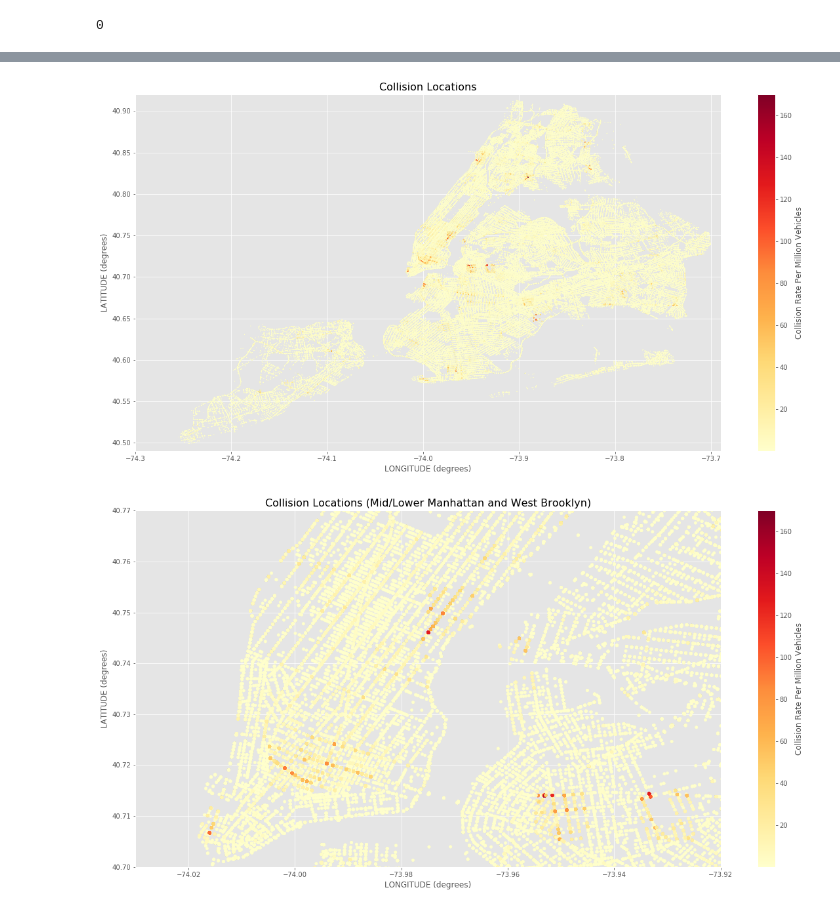
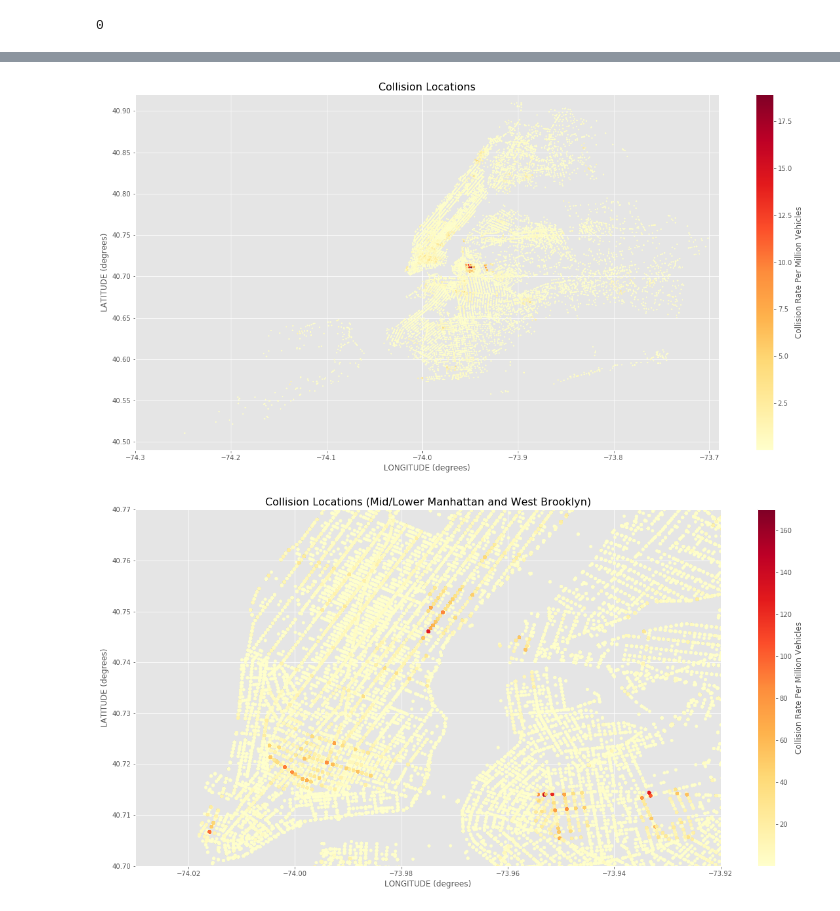
Before and after one commit to nealrea/collisionViz, a Jupyter notebook: data_exploration/data_normalization.ipynb, the cells around one changed output, grey strips where cells are left out. Cells and saved outputs as stored; diff of their text form; code cells hidden in the pictures.

```diff
--- a/data_exploration/data_normalization.ipynb
+++ b/data_exploration/data_normalization.ipynb
@@ -45,7 +45,7 @@ aadt.head()
 | 3 | 40.623325 | -74.113503 | 40.62 | -74.11 | (40.62,-74.11) | 8760 |
 | 4 | 40.760473 | -73.961751 | 40.76 | -73.96 | (40.76,-73.96) | 13106 |
 # %%
-collisions = pd.read_csv('collisions.csv', low_memory=False)
+collisions = pd.read_csv('bike_coll_rate.csv', low_memory=False)
 # %%
 collisions = collisions[pd.notnull(collisions['LOCATION'])]
 collisions = collisions[collisions['LATITUDE'] > 40.45]
@@ -76,0 +77,2 @@ len(collisions[collisions['LOCATION'].isin(aadt['LOCATION'])])
+# %%
+collisions = collisions.drop('Counts', 1)
@@ -141,7 +152,7 @@ len(df[df['Collision Rate'].isnull()])
 # %% [output]
 0
 # %%
-df = df.drop(df.columns[29:35], axis=1)
+df = df.drop(df.columns[30:36], axis=1)
 # %%
 df.head()
 # %% [output]
@@ -154,14 +165,14 @@ df.head()
 # %%
-plt.scatter(df['LONGITUDE'], df['LATITUDE'], c=df['Collision Rate'], s=.5, cmap=plt.cm.YlOrRd)
+plt.scatter(df['LONGITUDE'], df['LATITUDE'], c=df['Collision Rate'], s=3, cmap=plt.cm.YlOrRd)
 plt.xlabel('LONGITUDE (degrees)', fontsize=12)
 plt.ylabel('LATITUDE (degrees)', fontsize=12)
 plt.title('Collision Locations', fontsize=16)
 plt.ylim(40.49,40.92)
 plt.xlim(-74.3,-73.69)
 plt.colorbar(label='Collision Rate Per Million Vehicles')
 plt.show()
 # %% [output]
-[figure, old version]
+[figure, new version]
 # %%
 plt.scatter(df['LONGITUDE'], df['LATITUDE'], c=df['Collision Rate'], s=20, cmap=plt.cm.YlOrRd)
 plt.xlabel('LONGITUDE (degrees)', fontsize=12)
```
Also changed, not shown: parts of 13 cells of this notebook.
